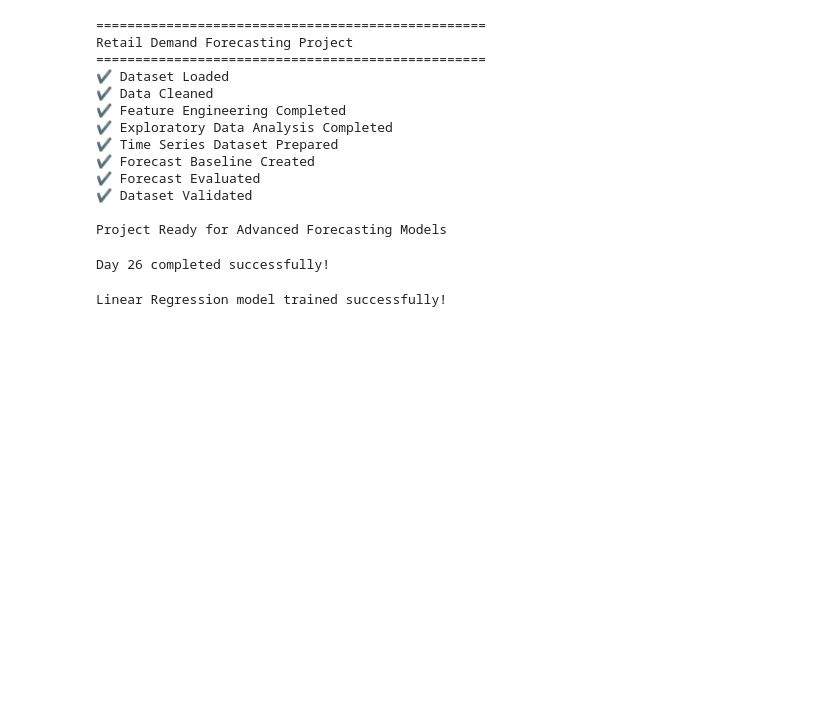
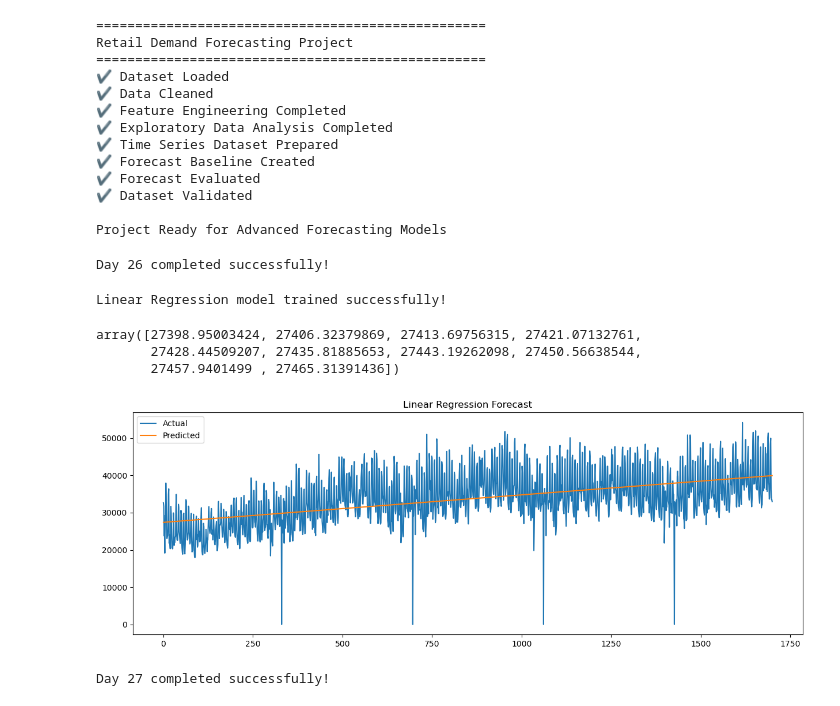
Before and after one commit to PoojaManjunath17/Retail-Demand-Forecasting, a Jupyter notebook: notebooks/Week1_Day1-Copy1.ipynb, the cells around one changed output. Drawn from its saved outputs; the diff is of its cells as text; code cells hidden in the pictures; blank space fills up the shorter version.

Commit message:
Generated sales predictions

```diff
--- a/notebooks/Week1_Day1-Copy1.ipynb
+++ b/notebooks/Week1_Day1-Copy1.ipynb
@@ -1735,3 +1735,27 @@ model.fit(X, y)
 print("Linear Regression model trained successfully!")
 # %% [output]
 Linear Regression model trained successfully!
+# %%
+predictions = model.predict(X)
+
+predictions[:10]
+# %% [output]
+array([27398.95003424, 27406.32379869, 27413.69756315, 27421.07132761,
+       27428.44509207, 27435.81885653, 27443.19262098, 27450.56638544,
+       27457.9401499 , 27465.31391436])
+# %%
+plt.figure(figsize=(15,5))
+
+plt.plot(y.values, label="Actual")
+plt.plot(predictions, label="Predicted")
+
+plt.title("Linear Regression Forecast")
+plt.legend()
+
+plt.show()
+# %% [output]
+[figure, added]
+# %%
+print("Day 27 completed successfully!")
+# %% [output]
+Day 27 completed successfully!
```
